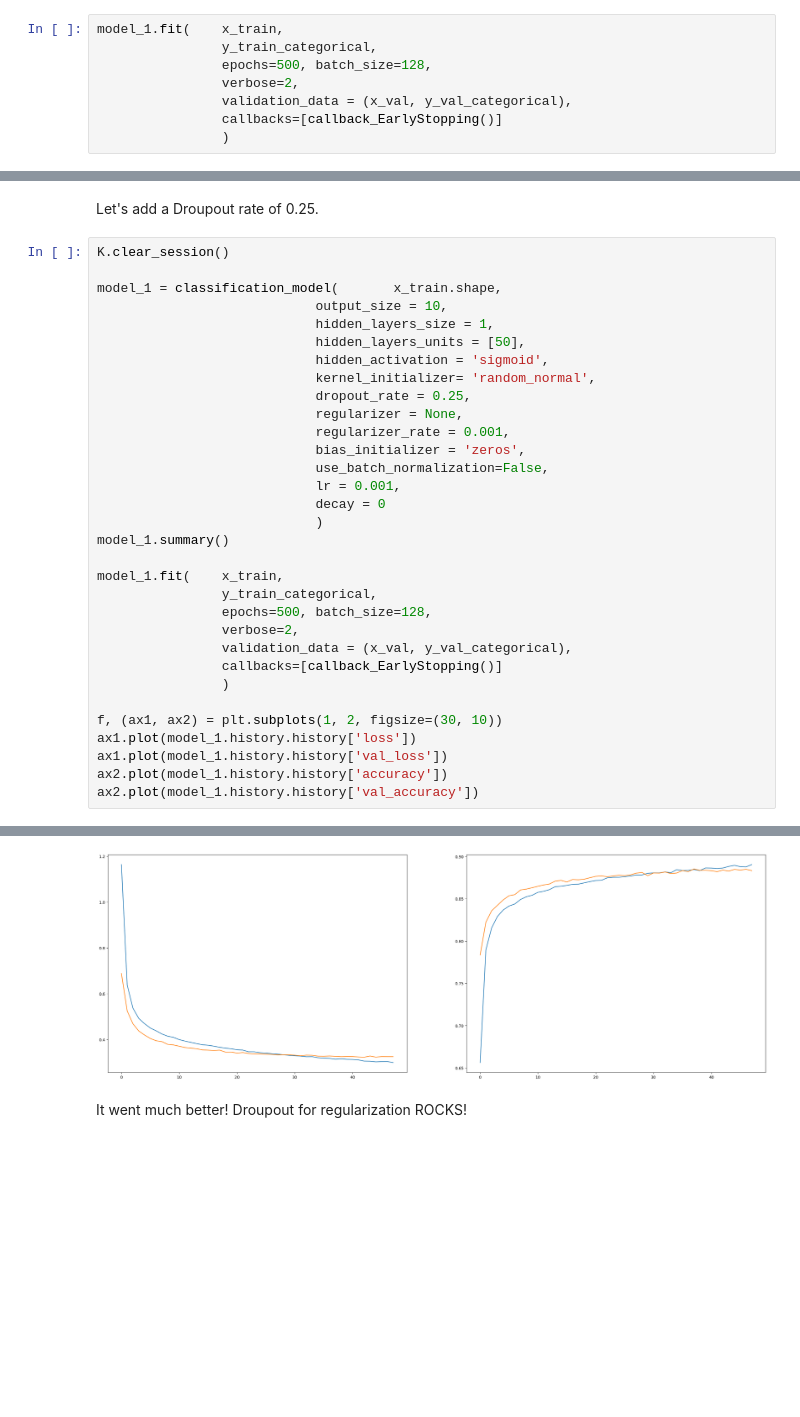
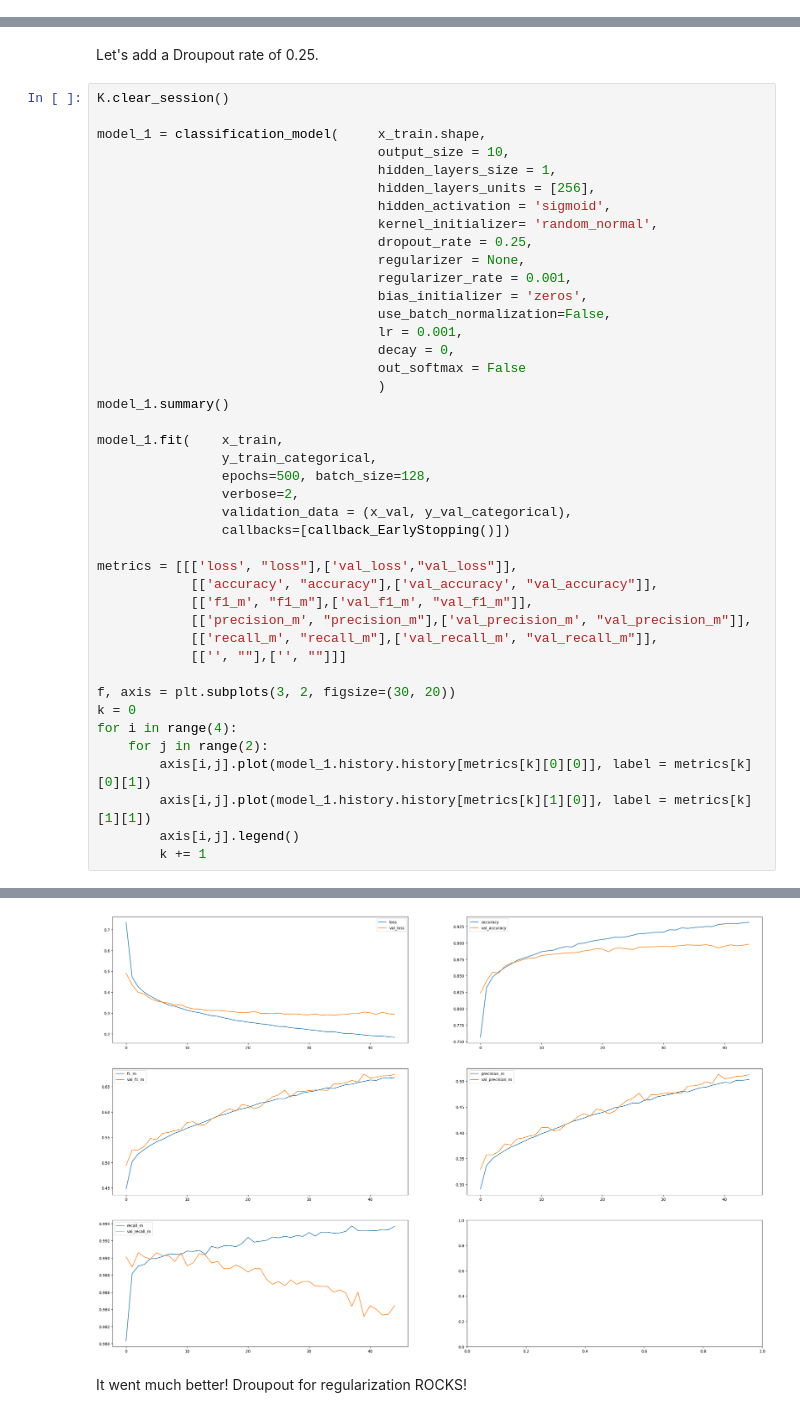
Before and after one commit to fnmolina/neural-networks-classification-regression-project, a Jupyter notebook: ej1.ipynb, the cells around one changed output, grey strips where cells are left out. Saved outputs shown, nothing was run; the diff lists cells and outputs as text; blank space fills up the shorter version.

Commit message:
Plots and so on

```diff
--- a/ej1.ipynb
+++ b/ej1.ipynb
@@ -316,8 +301,0 @@ accuracy:  0.10975000262260437
-# %%
-model_1.fit(    x_train,
-                y_train_categorical,
-                epochs=500, batch_size=128,
-                verbose=2,
-                validation_data = (x_val, y_val_categorical),
-                callbacks=[callback_EarlyStopping()]
-                )
@@ -343,20 +372,21 @@ Let's add a Droupout rate of 0.25.
 # %%
 K.clear_session()
 
-model_1 = classification_model(       x_train.shape,
-                            output_size = 10,
-                            hidden_layers_size = 1,
-                            hidden_layers_units = [50],
-                            hidden_activation = 'sigmoid',
-                            kernel_initializer= 'random_normal',
-                            dropout_rate = 0.25,
-                            regularizer = None,
-                            regularizer_rate = 0.001,
-                            bias_initializer = 'zeros',
-                            use_batch_normalization=False,
-                            lr = 0.001,
-                            decay = 0
-                            )
+model_1 = classification_model(     x_train.shape,
+                                    output_size = 10,
+                                    hidden_layers_size = 1,
+                                    hidden_layers_units = [256],
+                                    hidden_activation = 'sigmoid',
+                                    kernel_initializer= 'random_normal',
+                                    dropout_rate = 0.25,
+                                    regularizer = None,
+                                    regularizer_rate = 0.001,
+                                    bias_initializer = 'zeros',
+                                    use_batch_normalization=False,
+                                    lr = 0.001,
+                                    decay = 0,
+                                    out_softmax = False
+                                    )
 model_1.summary()
 
 model_1.fit(    x_train,
@@ -364,14 +394,23 @@ model_1.fit(    x_train,
                 epochs=500, batch_size=128,
                 verbose=2,
                 validation_data = (x_val, y_val_categorical),
-                callbacks=[callback_EarlyStopping()]
-                )
+                callbacks=[callback_EarlyStopping()])
 
-f, (ax1, ax2) = plt.subplots(1, 2, figsize=(30, 10))
-ax1.plot(model_1.history.history['loss'])
-ax1.plot(model_1.history.history['val_loss'])
-ax2.plot(model_1.history.history['accuracy'])
-ax2.plot(model_1.history.history['val_accuracy'])
+metrics = [[['loss', "loss"],['val_loss',"val_loss"]],
+            [['accuracy', "accuracy"],['val_accuracy', "val_accuracy"]],
+            [['f1_m', "f1_m"],['val_f1_m', "val_f1_m"]],
+            [['precision_m', "precision_m"],['val_precision_m', "val_precision_m"]],
+            [['recall_m', "recall_m"],['val_recall_m', "val_recall_m"]],
+            [['', ""],['', ""]]]
+
+f, axis = plt.subplots(3, 2, figsize=(30, 20))
+k = 0
+for i in range(4):
+    for j in range(2):
+        axis[i,j].plot(model_1.history.history[metrics[k][0][0]], label = metrics[k][0][1])
+        axis[i,j].plot(model_1.history.history[metrics[k][1][0]], label = metrics[k][1][1])
+        axis[i,j].legend()
+        k += 1
 # %% [output]
 Model: "sequential"
 _________________________________________________________________
@@ -394,4 +433,4 @@ Epoch 48: early stopping
-[figure, old version]
+[figure, new version]
 # %% [markdown]
 It went much better! Droupout for regularization ROCKS!
 # %% [markdown]
```
Also changed, not shown: parts of 33 cells of this notebook, 1 other file.
